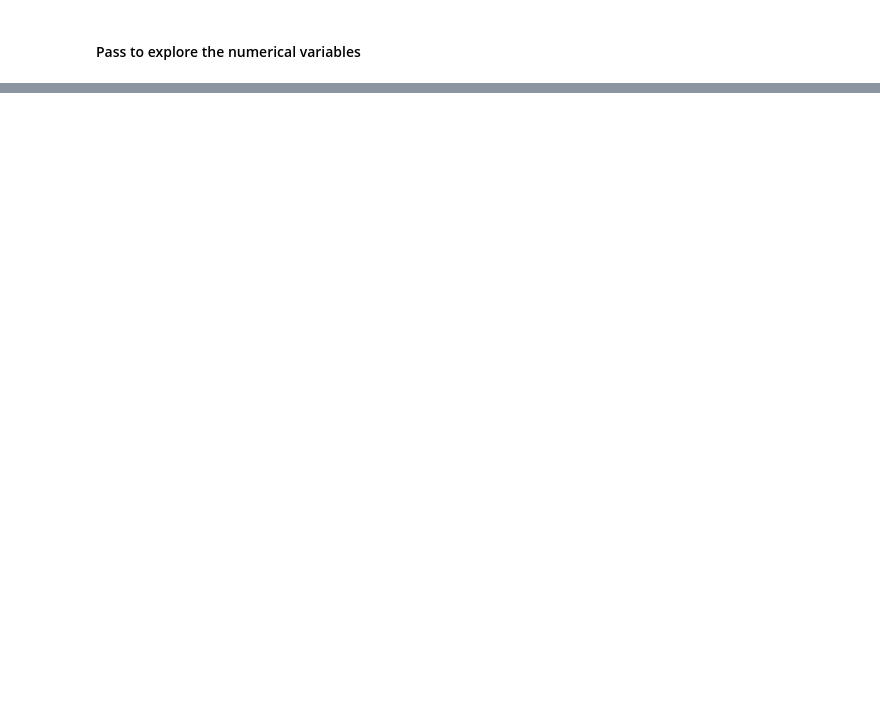
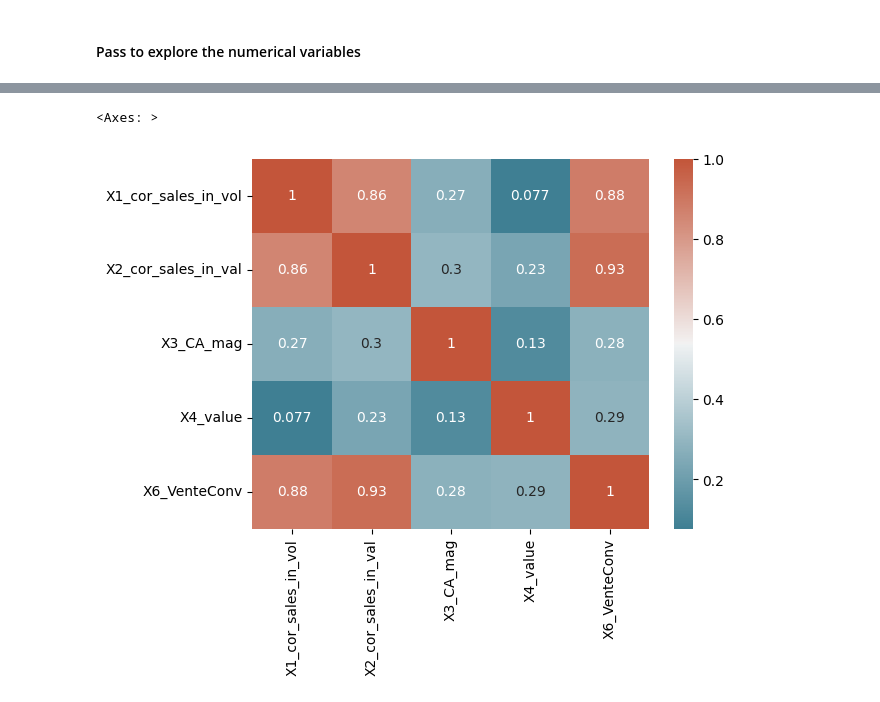
Before and after one commit to yasirech-chammakhy/Retail-Display-Strategy-Analysis, a Jupyter notebook: eda.ipynb, the cells around one changed output, grey strips where cells are left out. Saved outputs shown, nothing was run; the diff lists cells and outputs as text; code cells hidden in the pictures; blank space fills up the shorter version.

```diff
--- a/eda.ipynb
+++ b/eda.ipynb
@@ -171,0 +205,4 @@ KeyboardInterrupt:
+# %%
+# numerical analysis
+numerical_columns = ['X1_cor_sales_in_vol', 'X2_cor_sales_in_val', 'X3_CA_mag', 'X4_value', 'X6_VenteConv']
+df[numerical_columns].describe()
@@ -171,0 +241,13 @@ KeyboardInterrupt:
+# %%
+# correlation between numerical features
+corr = df[numerical_columns].corr()
+
+# plot the heatmap
+sns.heatmap(corr,
+            xticklabels=corr.columns,
+            yticklabels=corr.columns,
+            annot=True,
+            cmap=sns.diverging_palette(220, 20, as_cmap=True))
+# %% [output]
+<Axes: >
+[figure, added]
```
Also changed, not shown: parts of 18 cells of this notebook.
